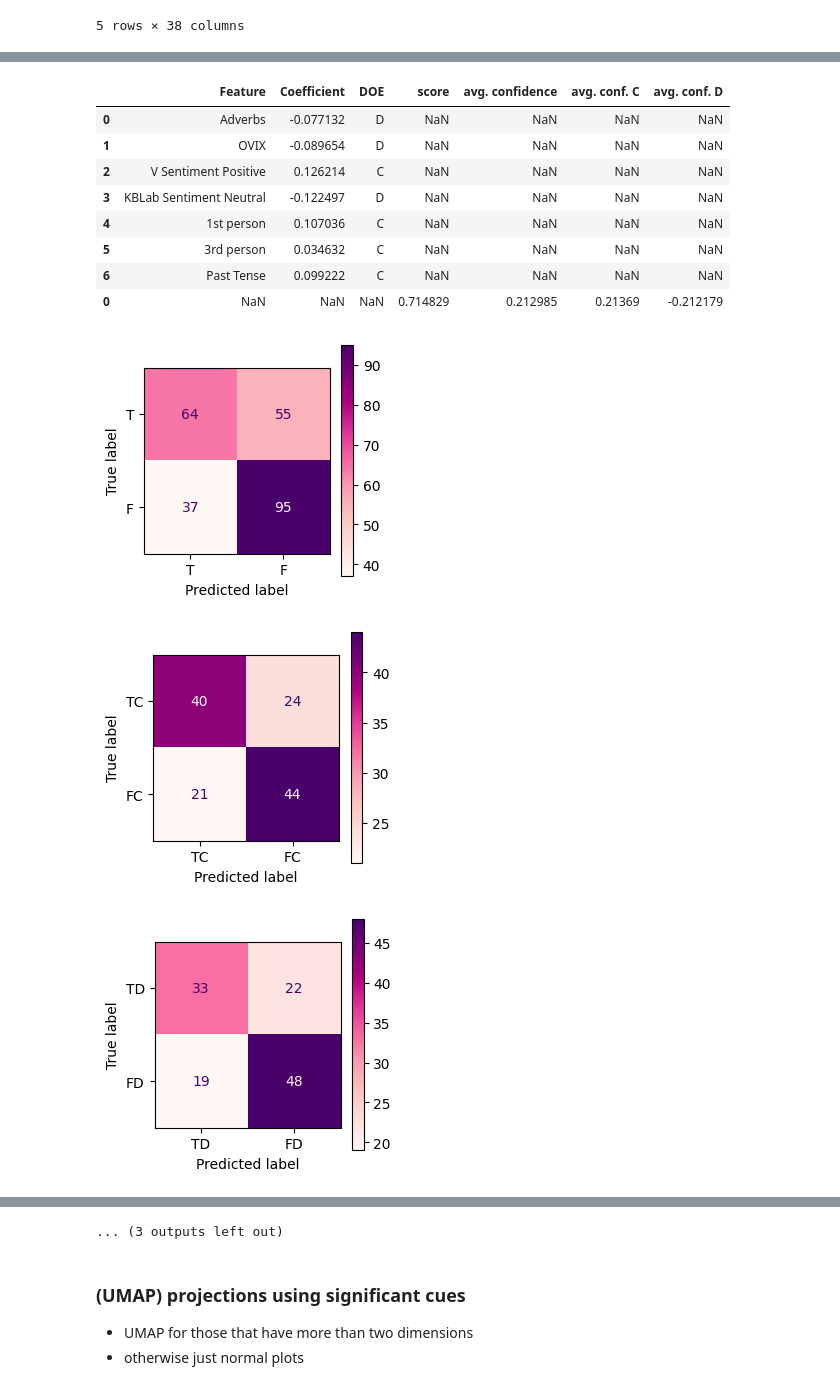
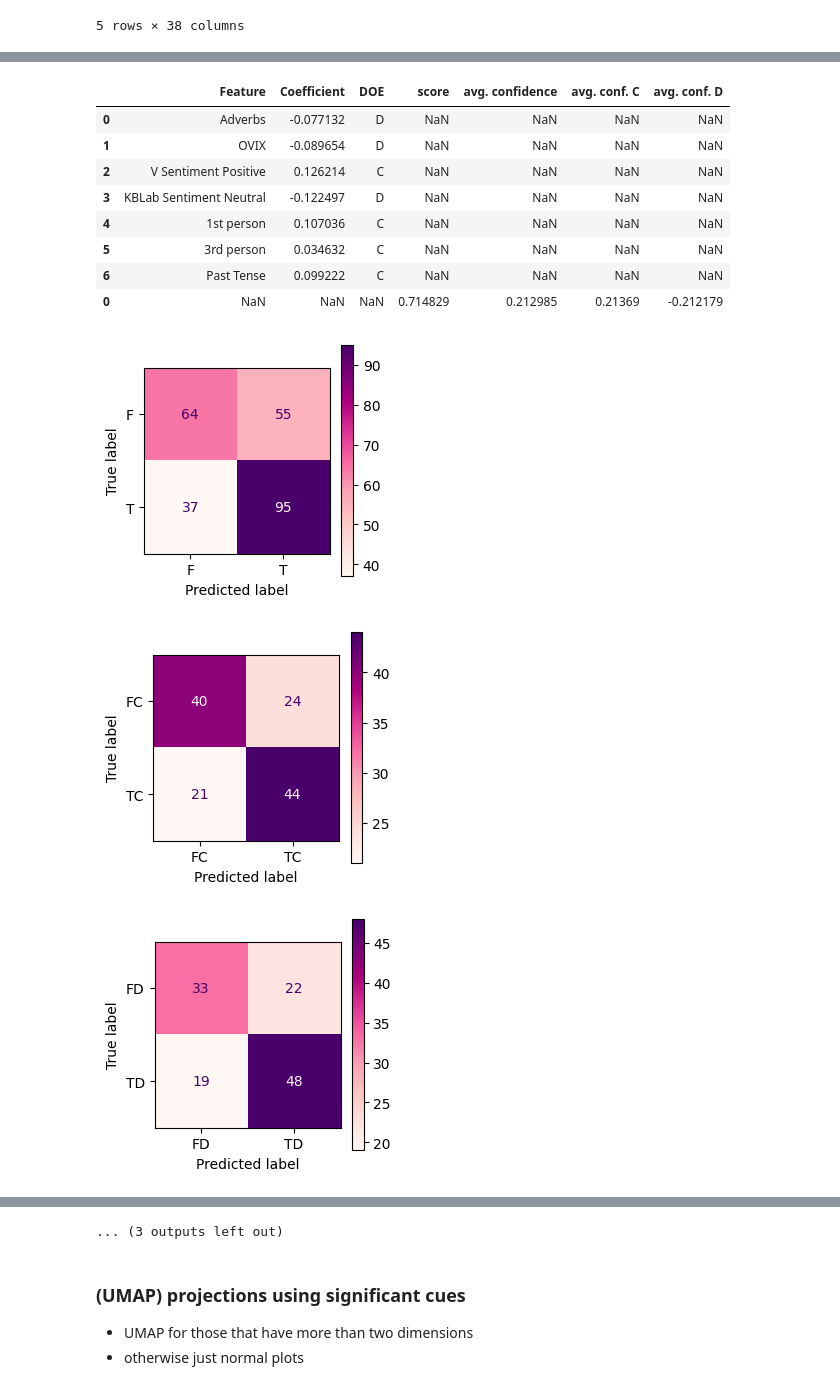
Before and after one commit to claraagu/ma_thesis_VLD, a Jupyter notebook: pre_study_thesis.ipynb, the cells around one changed output, grey strips where cells are left out. Saved outputs shown, nothing was run; the diff lists cells and outputs as text; code cells hidden in the pictures.

```diff
--- a/pre_study_thesis.ipynb
+++ b/pre_study_thesis.ipynb
@@ -1460,7 +1454,14 @@ for u, category in enumerate(categories):
   # print('\n', cm)
   fig, ax = plt.subplots(figsize=(3, 3))
   # plot_confusion_matrix(your_model, X_test, y_test, ax=ax)
-  disp_cm = sm.ConfusionMatrixDisplay.from_predictions(y, y_pred, cmap='RdPu', display_labels=labels[u], ax=ax)
+  print('lables[u]', labels[u])
+  labels_for_cm = [labels[u][1], labels[u][0]]
+  print('labels for cm:', labels_for_cm)
+  disp_cm = sm.ConfusionMatrixDisplay.from_predictions(y, y_pred, cmap='RdPu',
+                                                       display_labels=labels_for_cm,
+                                                       ax=ax)
+  print('disp_cm.text_ :', disp_cm.text_)
+  # disp_cm.
   # disp_cm.plot()
   # disp_cm.show()
 
@@ -1554,36 +1555,36 @@ F1-scores: 0.714828897338403
 |  | Feature | Coefficient | DOE | score | avg. confidence | avg. conf. TD | avg. conf. FD |
 | 0 | Nouns | 0.418480 | TD | NaN | NaN | NaN | NaN |
 | 1 | NER Person | 0.427311 | TD | NaN | NaN | NaN | NaN |
 | 2 | Past Tense | 0.344522 | TD | NaN | NaN | NaN | NaN |
 | 0 | NaN | NaN | NaN | 0.70073 | 0.590419 | 0.71197 | -0.426794 |
 |  | Feature | Coefficient | DOE | score | avg. confidence | avg. conf. B | avg. conf. N |
 | 0 | OVIX | -0.229104 | N | NaN | NaN | NaN | NaN |
 | 1 | KBLab Sentiment Neutral | -0.358445 | N | NaN | NaN | NaN | NaN |
 | 2 | B Sentiment Negative | 0.002276 | B | NaN | NaN | NaN | NaN |
 | 3 | Past Tense | 0.332067 | B | NaN | NaN | NaN | NaN |
 | 0 | NaN | NaN | NaN | 0.357143 | 0.599774 | 0.319252 | -0.659402 |
 |  | Feature | Coefficient | DOE | score | avg. confidence | avg. conf. Kvinna | avg. conf. Man |
 | 0 | OVIX | -0.001880 | Man | NaN | NaN | NaN | NaN |
 | 1 | V Sentiment Positive | -0.002228 | Man | NaN | NaN | NaN | NaN |
 | 2 | Past Tense | 0.002300 | Kvinna | NaN | NaN | NaN | NaN |
 | 0 | NaN | NaN | NaN | 0.579592 | 0.003365 | 0.002965 | -0.003772 |
 |  | Feature | Coefficient | DOE | score | avg. confidence | avg. conf. PROLIFIC | avg. conf. NORMAL |
 | 0 | Avg token length | 0.284274 | PROLIFIC | NaN | NaN | NaN | NaN |
 | 1 | V Sentiment Negative | -0.205098 | NORMAL | NaN | NaN | NaN | NaN |
 | 2 | Past Tense | -0.296591 | NORMAL | NaN | NaN | NaN | NaN |
 | 0 | NaN | NaN | NaN | 0.779156 | 0.746633 | 0.776997 | -0.268898 |
 |  | Feature | Coefficient | DOE | score | avg. confidence | avg. conf. C | avg. conf. D |
 | 0 | Adverbs | -0.077132 | D | NaN | NaN | NaN | NaN |
 | 1 | OVIX | -0.089654 | D | NaN | NaN | NaN | NaN |
 | 2 | V Sentiment Positive | 0.126214 | C | NaN | NaN | NaN | NaN |
 | 3 | KBLab Sentiment Neutral | -0.122497 | D | NaN | NaN | NaN | NaN |
 | 4 | 1st person | 0.107036 | C | NaN | NaN | NaN | NaN |
 | 5 | 3rd person | 0.034632 | C | NaN | NaN | NaN | NaN |
 | 6 | Past Tense | 0.099222 | C | NaN | NaN | NaN | NaN |
 | 0 | NaN | NaN | NaN | 0.714829 | 0.212985 | 0.21369 | -0.212179 |
-[figure, old version]
+[figure, new version]
-[figure, old version]
+[figure, new version]
-[figure, old version]
+[figure, new version]
 [figure]
 ... (3 outputs left out)
 # %% [markdown]
```
Also changed, not shown: parts of 6 cells of this notebook.
